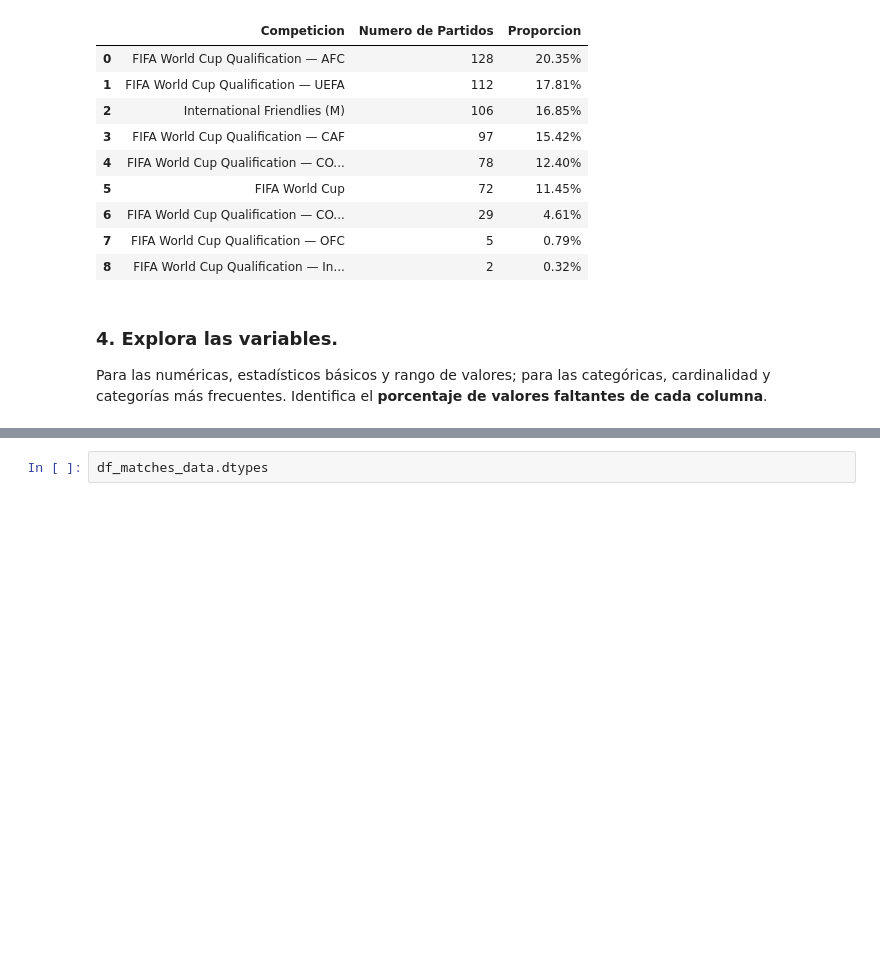
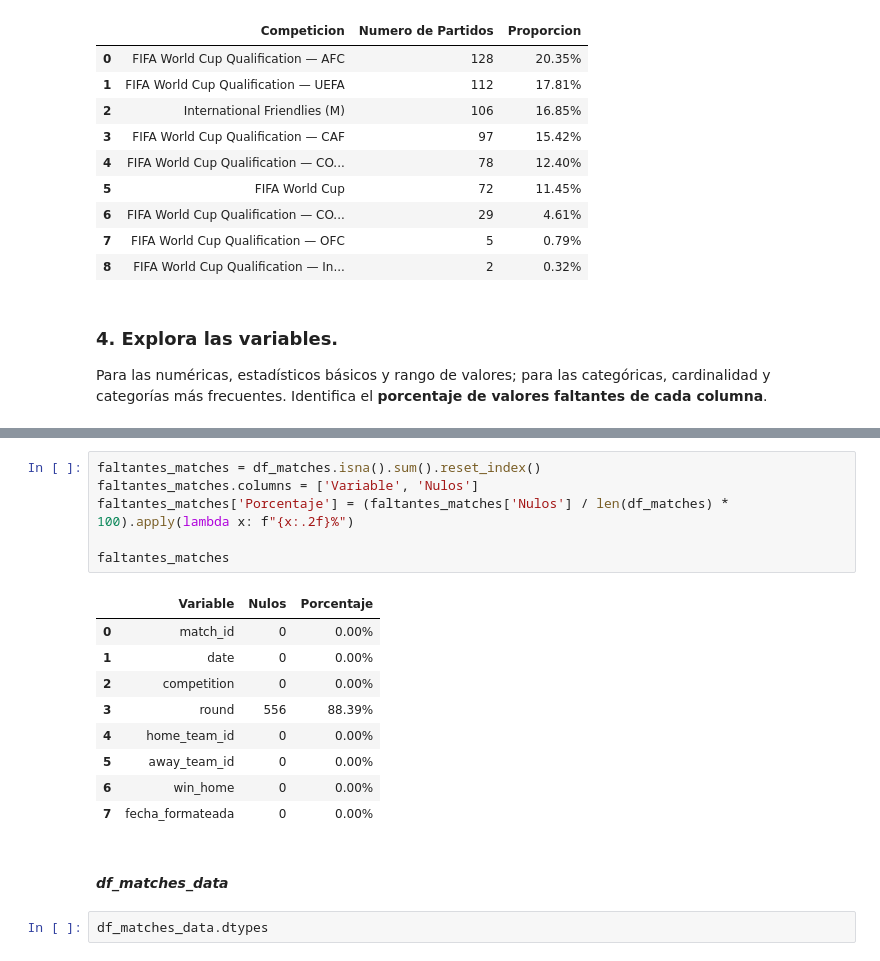
Before and after one commit to antobeni07/Parcial-1_Analitica, a Jupyter notebook: 01_Parcial_Mundial_2026.ipynb, the cells around one changed output, grey strips where cells are left out. Drawn from its saved outputs; the diff is of its cells as text; blank space fills up the shorter version.

```diff
--- a/01_Parcial_Mundial_2026.ipynb
+++ b/01_Parcial_Mundial_2026.ipynb
@@ -720,3 +823,21 @@ Para las numéricas, estadísticos básicos y rango de valores; para las categó
+# %%
+faltantes_matches = df_matches.isna().sum().reset_index()
+faltantes_matches.columns = ['Variable', 'Nulos']
+faltantes_matches['Porcentaje'] = (faltantes_matches['Nulos'] / len(df_matches) * 100).apply(lambda x: f"{x:.2f}%")
+
+faltantes_matches
+# %% [output]
+|  | Variable | Nulos | Porcentaje |
+| 0 | match_id | 0 | 0.00% |
+| 1 | date | 0 | 0.00% |
+| 2 | competition | 0 | 0.00% |
+| 3 | round | 556 | 88.39% |
+| 4 | home_team_id | 0 | 0.00% |
+| 5 | away_team_id | 0 | 0.00% |
+| 6 | win_home | 0 | 0.00% |
+| 7 | fecha_formateada | 0 | 0.00% |
+# %% [markdown]
+#### *df_matches_data*
 # %%
 df_matches_data.dtypes
 # %% [output]
```
Also changed, not shown: parts of 22 cells of this notebook.
